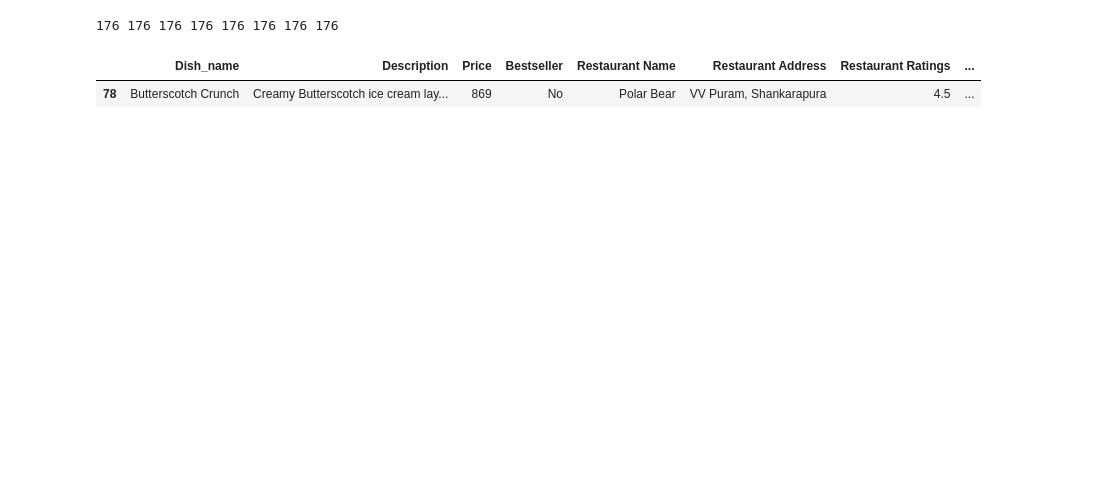
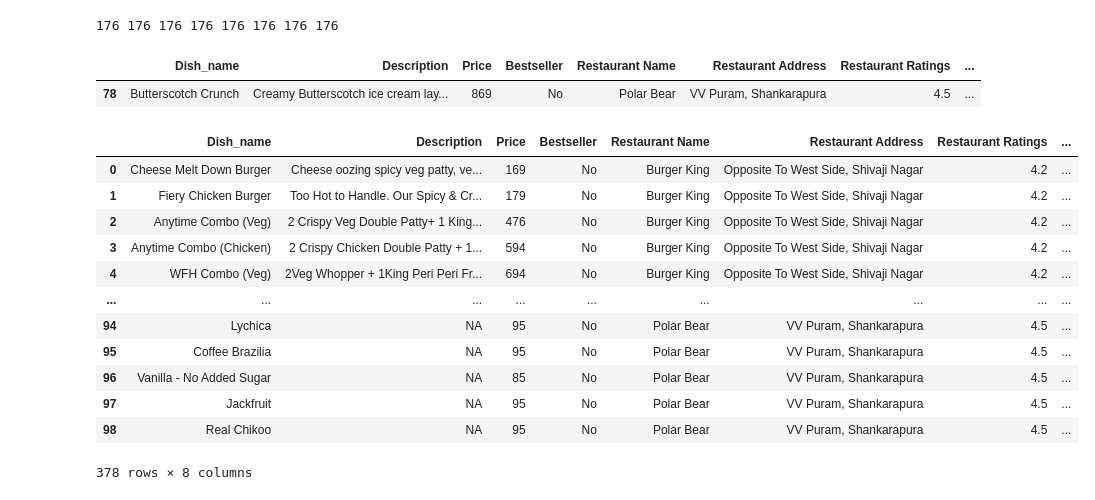
Before and after one commit to Rushikesh-pawar/Restaurant_data_WebScraping, a Jupyter notebook: WebScraping.ipynb, the cells around one changed output. Cells and saved outputs as stored; diff of their text form; code cells hidden in the pictures; blank space fills up the shorter version.

```diff
--- a/WebScraping.ipynb
+++ b/WebScraping.ipynb
@@ -291,3 +284,19 @@ df_final[df_final['Dish_name']=='Butterscotch Crunch']
 # %% [output]
 |  | Dish_name | Description | Price | Bestseller | Restaurant Name | Restaurant Address | Restaurant Ratings | ... |
 | 78 | Butterscotch Crunch | Creamy Butterscotch ice cream lay... | 869 | No | Polar Bear | VV Puram, Shankarapura | 4.5 | ... |
+# %%
+df_final
+# %% [output]
+|  | Dish_name | Description | Price | Bestseller | Restaurant Name | Restaurant Address | Restaurant Ratings | ... |
+| 0 | Cheese Melt Down Burger | Cheese oozing spicy veg patty, ve... | 169 | No | Burger King | Opposite To West Side, Shivaji Nagar | 4.2 | ... |
+| 1 | Fiery Chicken Burger | Too Hot to Handle. Our Spicy & Cr... | 179 | No | Burger King | Opposite To West Side, Shivaji Nagar | 4.2 | ... |
+| 2 | Anytime Combo (Veg) | 2 Crispy Veg Double Patty+ 1 King... | 476 | No | Burger King | Opposite To West Side, Shivaji Nagar | 4.2 | ... |
+| 3 | Anytime Combo (Chicken) | 2 Crispy Chicken Double Patty + 1... | 594 | No | Burger King | Opposite To West Side, Shivaji Nagar | 4.2 | ... |
+| 4 | WFH Combo (Veg) | 2Veg Whopper + 1King Peri Peri Fr... | 694 | No | Burger King | Opposite To West Side, Shivaji Nagar | 4.2 | ... |
+| ... | ... | ... | ... | ... | ... | ... | ... | ... |
+| 94 | Lychica | NA | 95 | No | Polar Bear | VV Puram, Shankarapura | 4.5 | ... |
+| 95 | Coffee Brazilia | NA | 95 | No | Polar Bear | VV Puram, Shankarapura | 4.5 | ... |
+| 96 | Vanilla - No Added Sugar | NA | 85 | No | Polar Bear | VV Puram, Shankarapura | 4.5 | ... |
+| 97 | Jackfruit | NA | 95 | No | Polar Bear | VV Puram, Shankarapura | 4.5 | ... |
+| 98 | Real Chikoo | NA | 95 | No | Polar Bear | VV Puram, Shankarapura | 4.5 | ... |
+378 rows × 8 columns
```
Also changed, not shown: parts of 2 cells of this notebook.
